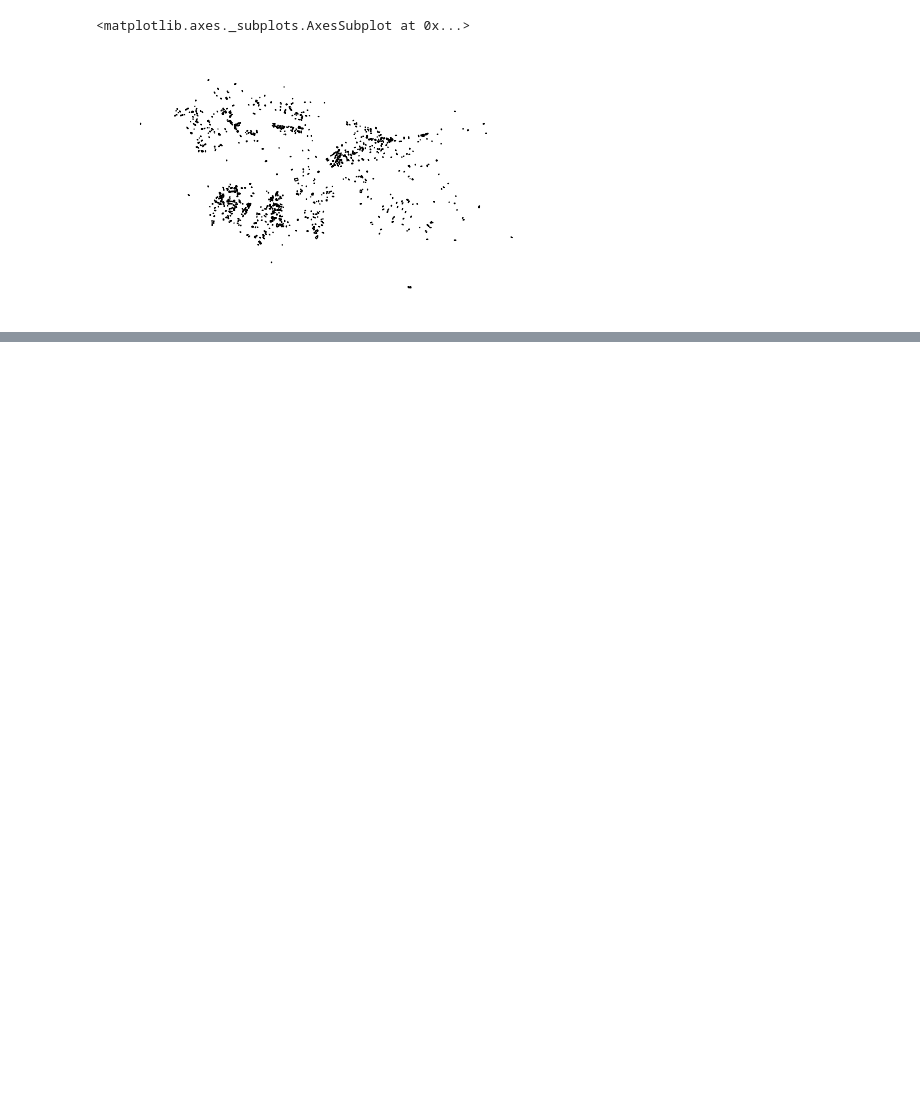
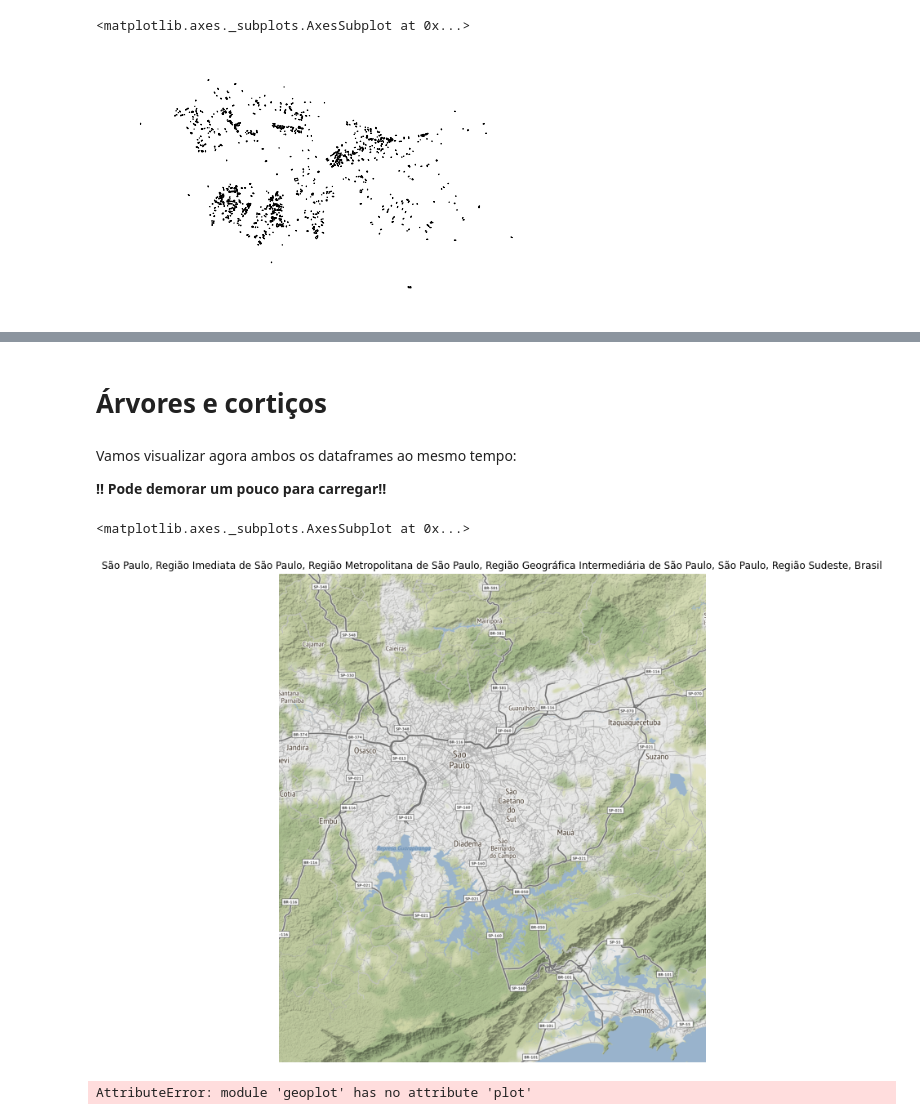
Before and after one commit to arturandre/tutorial_geosampa, a Jupyter notebook: habitacao_geosampa.ipynb, the cells around one changed output, grey strips where cells are left out. Cells and saved outputs as stored; diff of their text form; code cells hidden in the pictures; blank space fills up the shorter version.

```diff
--- a/habitacao_geosampa.ipynb
+++ b/habitacao_geosampa.ipynb
@@ -236,0 +275,9 @@ gplt.pointplot(arvore)
+# %% [markdown]
+# Árvores e cortiços
+# %% [markdown]
+Vamos visualizar agora ambos os dataframes ao mesmo tempo:
+
+**!! Pode demorar um pouco para carregar!!**
+# %%
+#https://github.com/geopandas/contextily/blob/master/examples/plot_map.py
+loc = ctx.Place("São Paulo", zoom_adjust=0)  # zoom_adjust modifies the auto-zoom
@@ -236,0 +286,12 @@ gplt.pointplot(arvore)
+# %%
+fig, axs = plt.subplots(1, 1, figsize=(11, 11))
+ctx.plot_map(loc, ax=axs)
+# %% [output]
+<matplotlib.axes._subplots.AxesSubplot at 0x...>
+[figure, added]
+# %%
+#gplt.pointplot(subarvore.iloc[:100])
+ax = gplt.pointplot(subarvore.iloc[:100])
+#gplt.polyplot(cortico_df)
+# %% [output]
+AttributeError: module 'geoplot' has no attribute 'plot'
```
Also changed, not shown: parts of 25 cells of this notebook.
